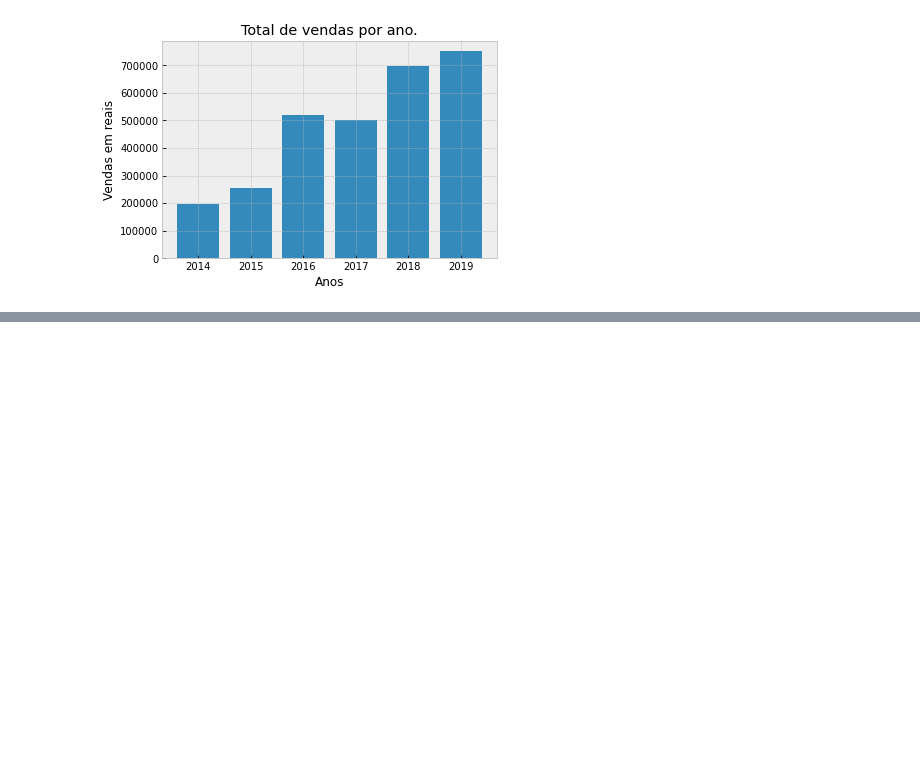
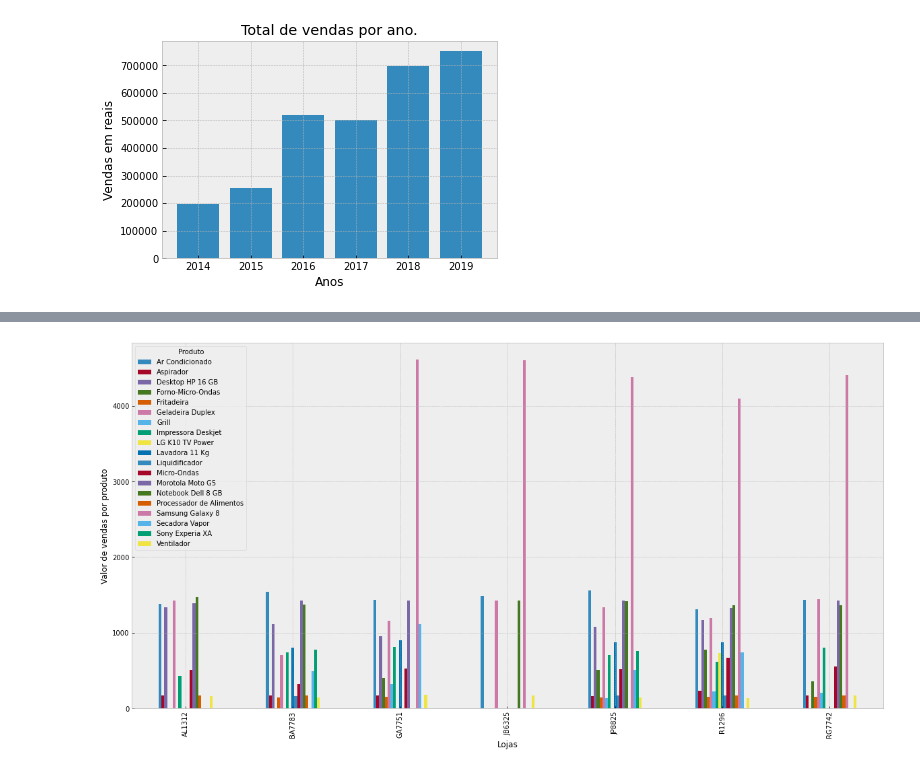
Before and after one commit to S-Nathalia/FCD, a Jupyter notebook: Projeto FCD.ipynb, the cells around one changed output, grey strips where cells are left out. Saved outputs shown, nothing was run; the diff lists cells and outputs as text; code cells hidden in the pictures; blank space fills up the shorter version.

```diff
--- a/Projeto FCD.ipynb
+++ b/Projeto FCD.ipynb
@@ -83,0 +157,23 @@ Loja: AL1312, item: [['Geladeira Duplex', 76], ['Morotola Moto G5', 45], ['Impre
+# %%
+df_pivot = pd.pivot_table(
+    df,
+    values="ValorVenda",
+    index="Loja",
+    columns="Produto",
+    aggfunc=np.mean
+)
+ax = df_pivot.plot(kind="bar")
+# Get a Matplotlib figure from the axes object for formatting purposes
+fig = ax.get_figure()
+# Change the plot dimensions (width, height)
+fig.set_size_inches(20, 10)
+# Change the axes labels
+ax.set_xlabel("Lojas")
+ax.set_ylabel("Valor de vendas por produto")
+
+# Use this to show the plot in a new window
+# plt.show()
+# Export the plot as a PNG file
+fig.savefig("page_views_barplot.png")
+# %% [output]
+[figure, added]
```
Also changed, not shown: parts of 25 cells of this notebook.
